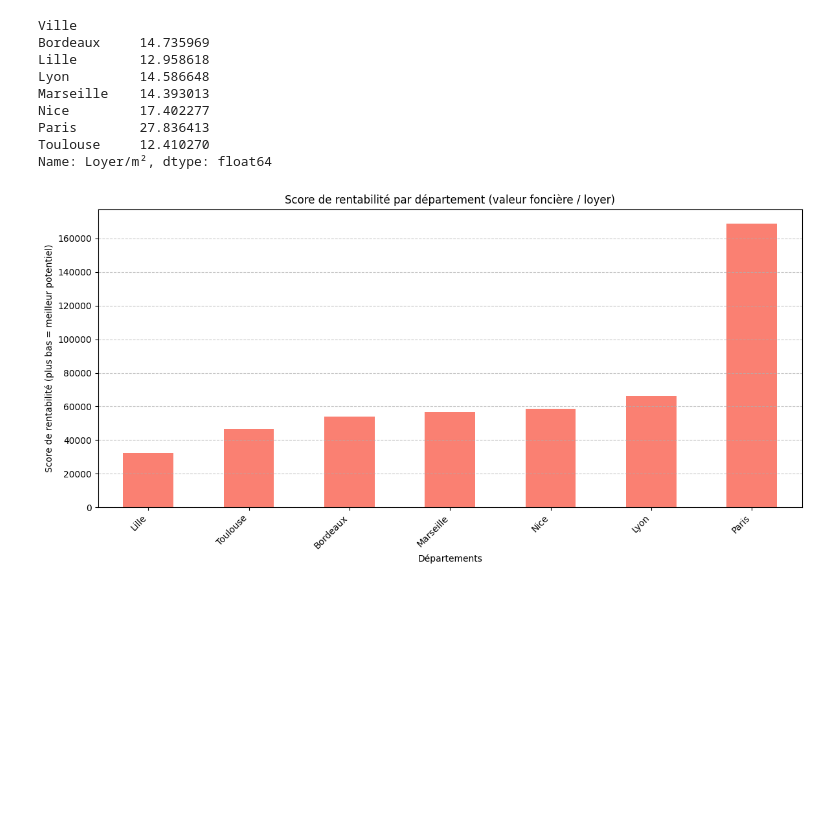
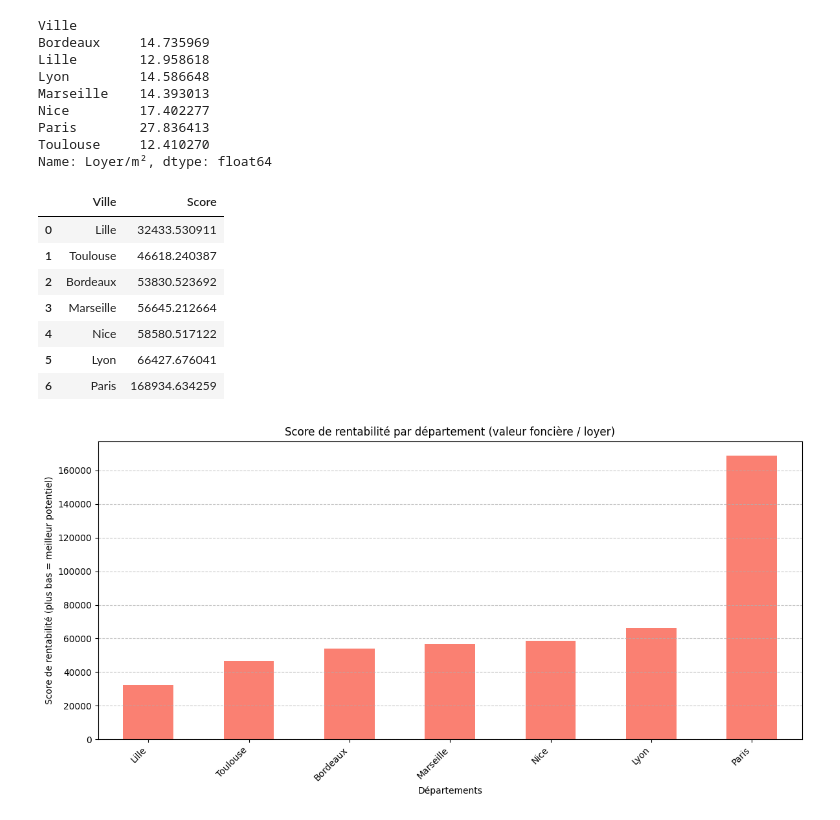
Before and after one commit to ziyadamz2/Projet-investisseur, a Jupyter notebook: land_analysis_project_interactive_complete.ipynb, the cells around one changed output. Saved outputs shown, nothing was run; the diff lists cells and outputs as text; code cells hidden in the pictures; blank space fills up the shorter version.

```diff
--- a/land_analysis_project_interactive_complete.ipynb
+++ b/land_analysis_project_interactive_complete.ipynb
@@ -308,6 +292,18 @@ Name: Loyer/m², dtype: float64
 score_par_departement = moyenne_par_departement / moyenne_loyer_par_ville
 # %%
 score_par_departement = score_par_departement.sort_values()
+# %%
+score_par_departement = score_par_departement.reset_index().rename(columns={'index': 'Ville', 0: 'Score'})
+score_par_departement
+# %% [output]
+|  | Ville | Score |
+| 0 | Lille | 32433.530911 |
+| 1 | Toulouse | 46618.240387 |
+| 2 | Bordeaux | 53830.523692 |
+| 3 | Marseille | 56645.212664 |
+| 4 | Nice | 58580.517122 |
+| 5 | Lyon | 66427.676041 |
+| 6 | Paris | 168934.634259 |
 # %%
 plt.figure(figsize=(12, 6))
 score_par_departement.plot(kind='bar', color='salmon')
```
Also changed, not shown: parts of 4 cells of this notebook.
